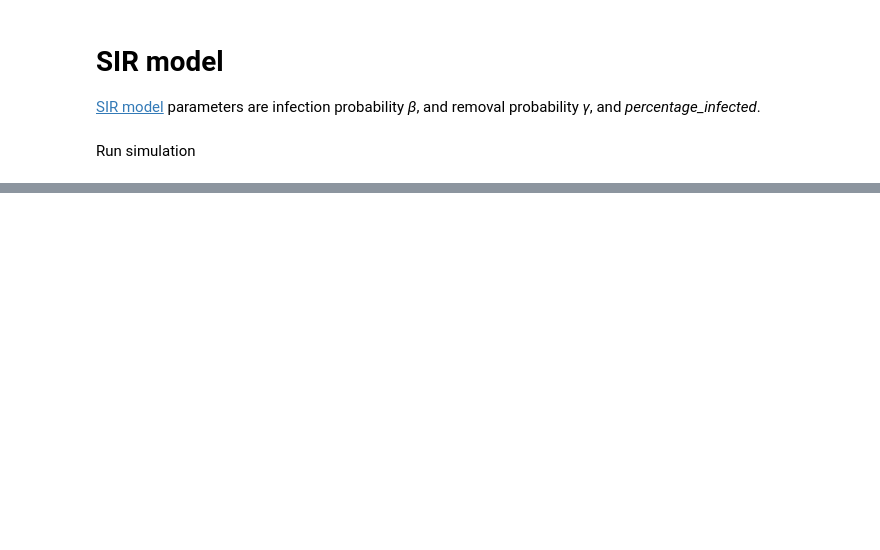
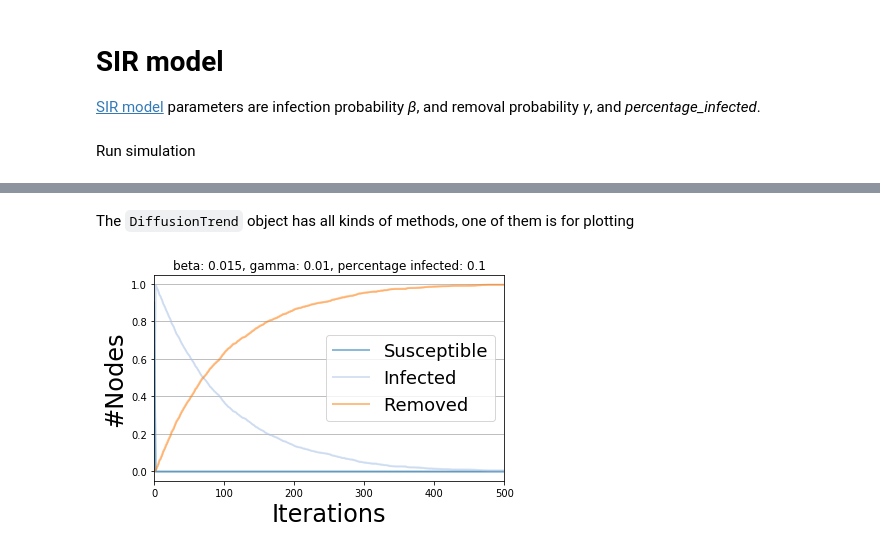
Before and after one commit to xmacex/learning_jupyter_notebook, a Jupyter notebook: Network diffusion with NDLib.ipynb, the cells around one changed output, grey strips where cells are left out. Drawn from its saved outputs; the diff is of its cells as text; code cells hidden in the pictures; blank space fills up the shorter version.

Commit message:
Added also Matplotlib plotting, not just Bokeh

```diff
--- a/Network diffusion with NDLib.ipynb
+++ b/Network diffusion with NDLib.ipynb
@@ -97,5 +102,2 @@ Visualization
 # %%
-sir_trends = sir_m.build_trends(sir_iters)
-
-sir_viz = ndlib.viz.bokeh.DiffusionTrend.DiffusionTrend(sir_m, sir_trends)
-bokeh.plotting.show(sir_viz.plot())
+sir_viz = ndlib.viz.mpl.DiffusionTrend.DiffusionTrend(sir_m, sir_trends)
@@ -104,0 +104,6 @@ bokeh.plotting.show(sir_viz.plot())
+# %% [markdown]
+The `DiffusionTrend` object has all kinds of methods, one of them is for plotting
+# %%
+sir_viz.plot(percentile=10)
+# %% [output]
+[figure, added]
```
Also changed, not shown: parts of 5 cells of this notebook.
